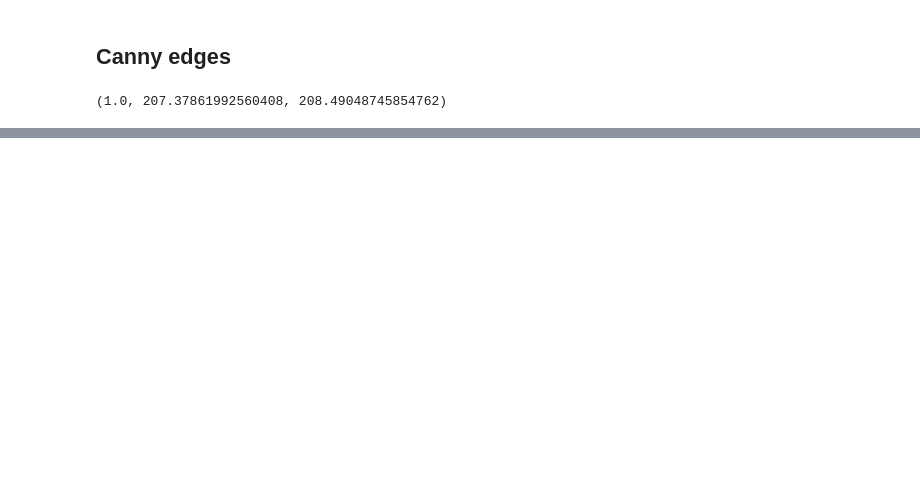
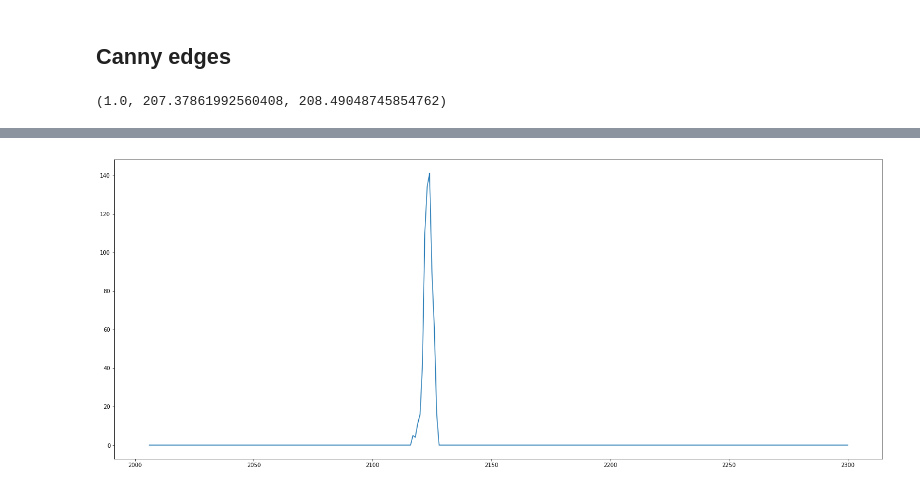
Before and after one commit to abrupt-climate/notebooks, a Jupyter notebook: Temperature.ipynb, the cells around one changed output, grey strips where cells are left out. Drawn from its saved outputs; the diff is of its cells as text; code cells hidden in the pictures; blank space fills up the shorter version.

```diff
--- a/Temperature.ipynb
+++ b/Temperature.ipynb
@@ -217,0 +245,6 @@ plot_image((np.indices(m.shape)[0]*m).max(axis=0))
+# %%
+time = np.arange(m.shape[0]) + 2006
+plt.plot(time, m.sum(axis=1).sum(axis=1))
+plt.show()
+# %% [output]
+[figure, added]
```
Also changed, not shown: parts of 24 cells of this notebook, 1 other file.
